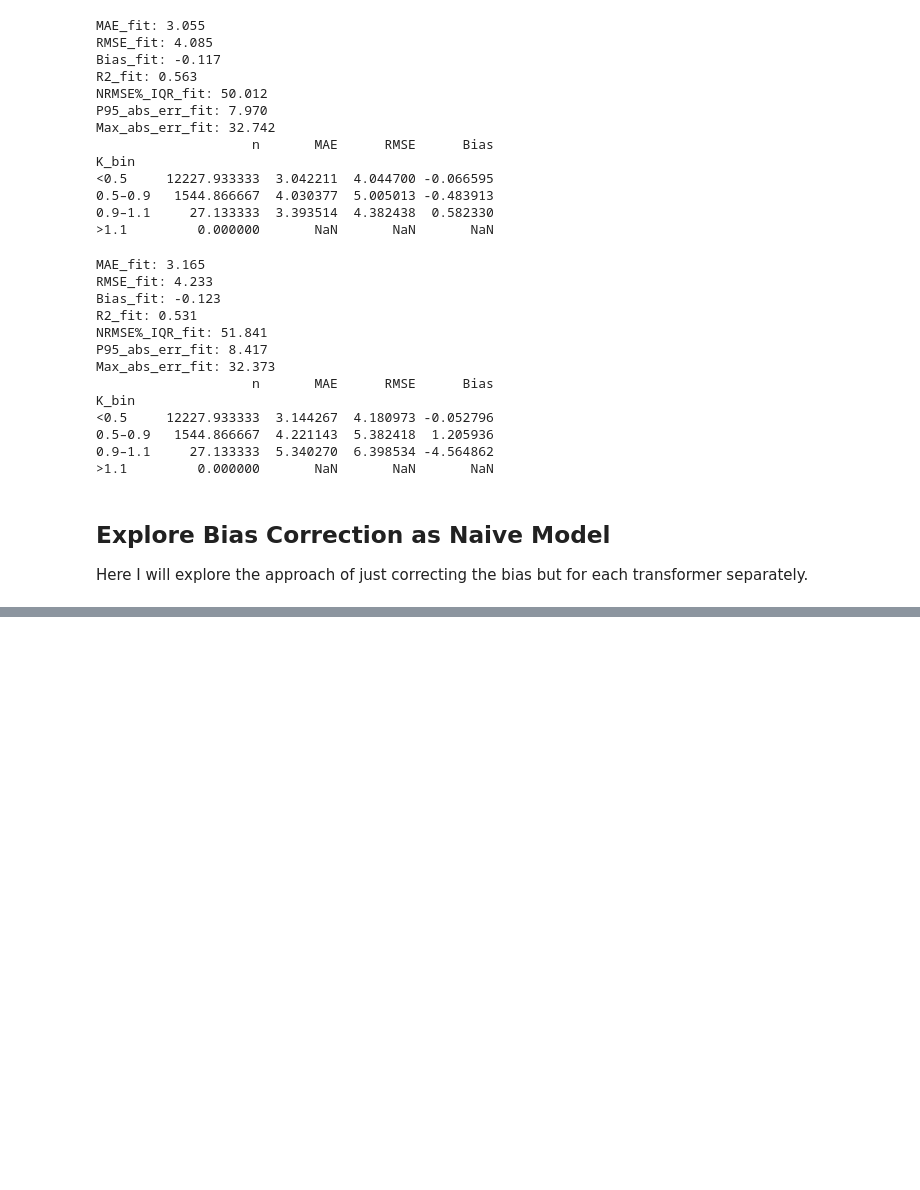
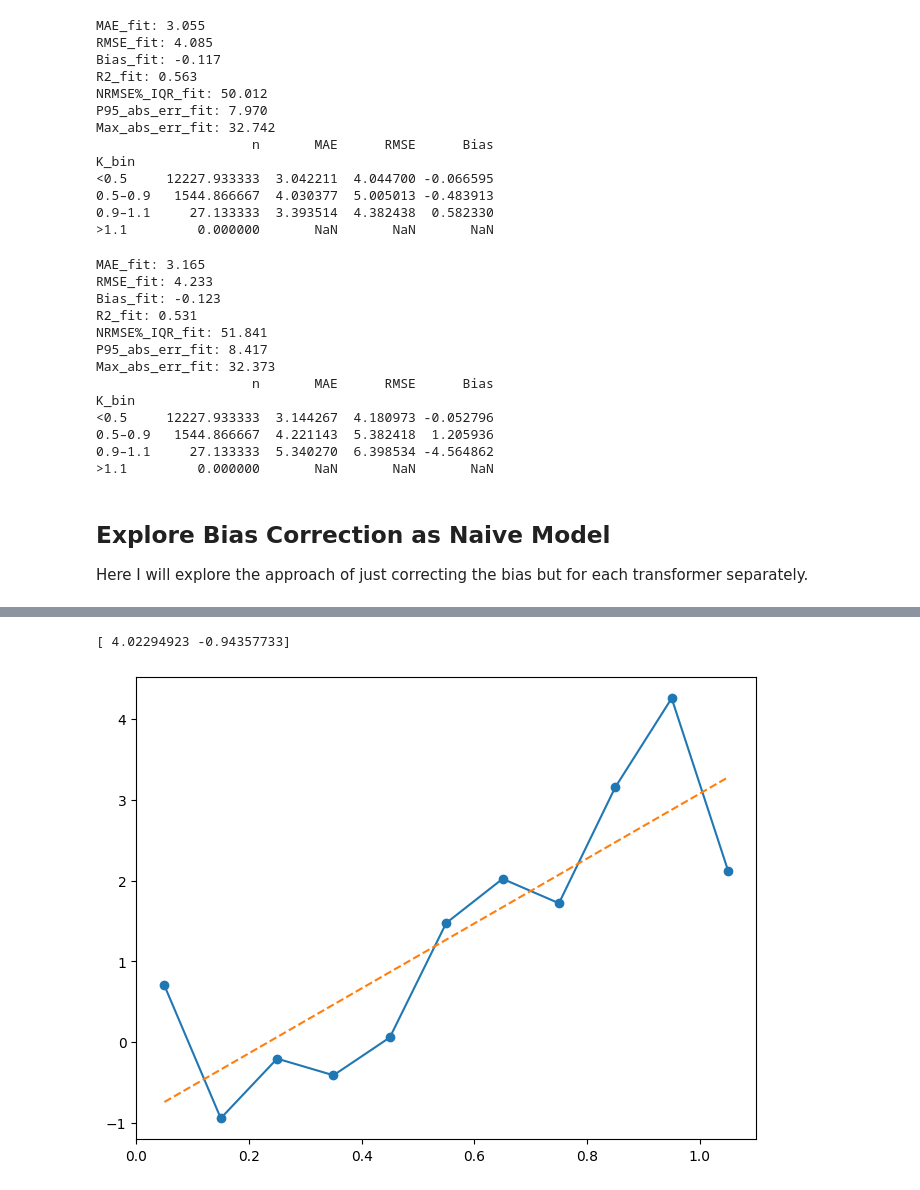
Before and after one commit to DT-Service-Consulting/ElectricGrid, a Jupyter notebook: wb_model_exploration.ipynb, the cells around one changed output, grey strips where cells are left out. Saved outputs shown, nothing was run; the diff lists cells and outputs as text; code cells hidden in the pictures; blank space fills up the shorter version.

Commit message:
Finished with the bias correction approach

```diff
--- a/wb_model_exploration.ipynb
+++ b/wb_model_exploration.ipynb
@@ -40,7 +40,9 @@ np.int64(0)
 # %%
 METRIC_COLUMNS = ['MAE', 'RMSE', 'Bias', 'R2', 'NRMSE%_IQR', 'P95_abs_err', 'Max_abs_err']
 K_BINS = [0, 0.5, 0.9, 1.1, np.inf]
-K_LABELS = ["<0.5", "0.5–0.9", "0.9–1.1", ">1.1"]
+K_LABELS = ['<0.5','0.5-0.9','0.9-1.1','>1.1']
+# K_BINS = [0, 0.1, 0.2, 0.3, 0.4, 0.5, 0.6, 0.7, 0.8, 0.9, 1, 1.1, np.inf]
+# K_LABELS = ['0-0.1','0.1-0.2','0.2-0.3','0.3-0.4','0.4-0.5','0.5-0.6','0.6-0.7','0.7-0.8','0.8-0.9','0.9-1','1-1.1','>1.1']
 # add to metric_columns the by-K metrics
 for k in K_LABELS:
     for metric in ['n', 'MAE', 'RMSE', 'Bias']:
@@ -1711,0 +1717,3 @@ K_bin
+# %%
+results = eval_wb(alldf)
+print_metrics_cols(results)
@@ -1711,0 +1738,18 @@ K_bin
+# %%
+# Here I am fitting the bias vs K curve, cause the correction I applied should not be constant for all values of K
+metric = 'Bias'
+k_columns = [k for k in results.keys() if k.startswith('K_')]
+filtered_columns = [c for c in k_columns if c.endswith(f'_{metric}')]
+x_values = [(float(c.split('_')[1].split('-')[1])+float(c.split('_')[1].split('-')[0]))/2 for c in filtered_columns[:-1]]
+y_values = [results[c] for c in filtered_columns[:-1]]
+# Fit to a line
+fit = np.polyfit(x_values, y_values, 1)
+fit_fn = np.poly1d(fit)
+
+plt.figure(figsize=(8,6))
+plt.plot(x_values, y_values, marker='o')
+plt.plot(x_values, fit_fn(x_values), linestyle='--')
+print(fit)
+# %% [output]
+[ 4.02294923 -0.94357733]
+[figure, added]
```
Also changed, not shown: parts of 8 cells of this notebook.
